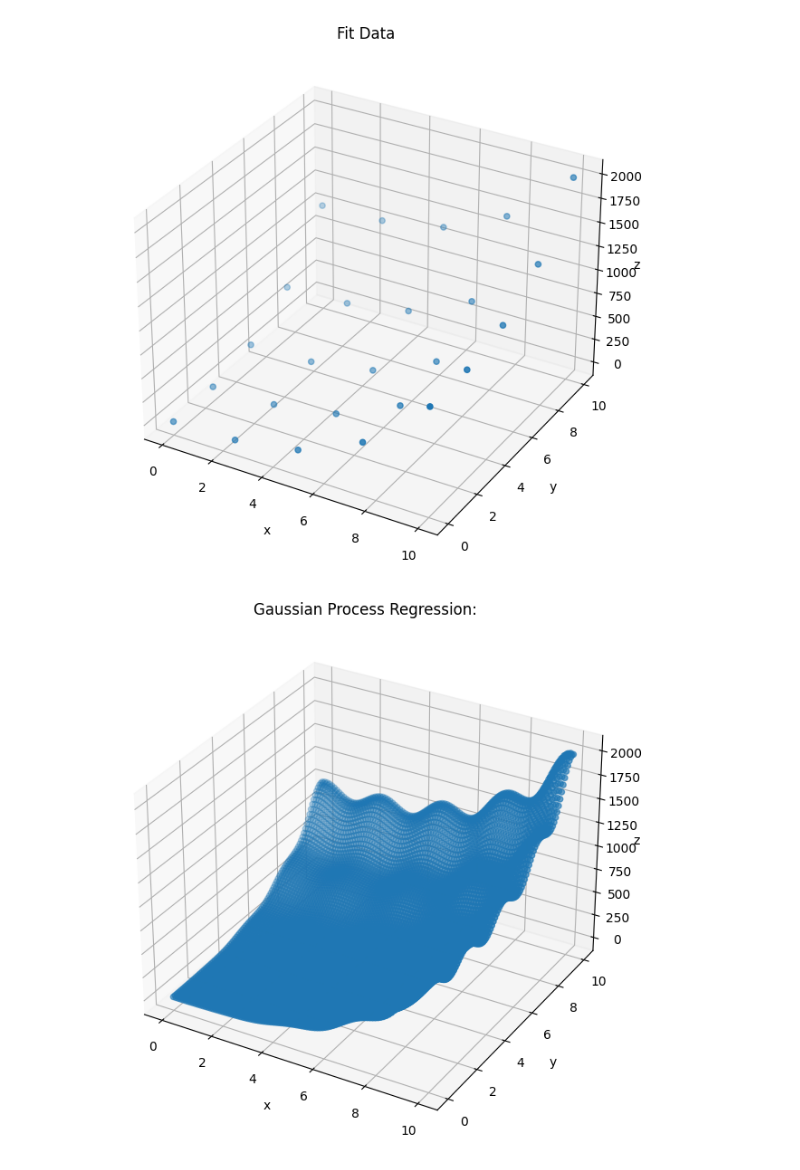
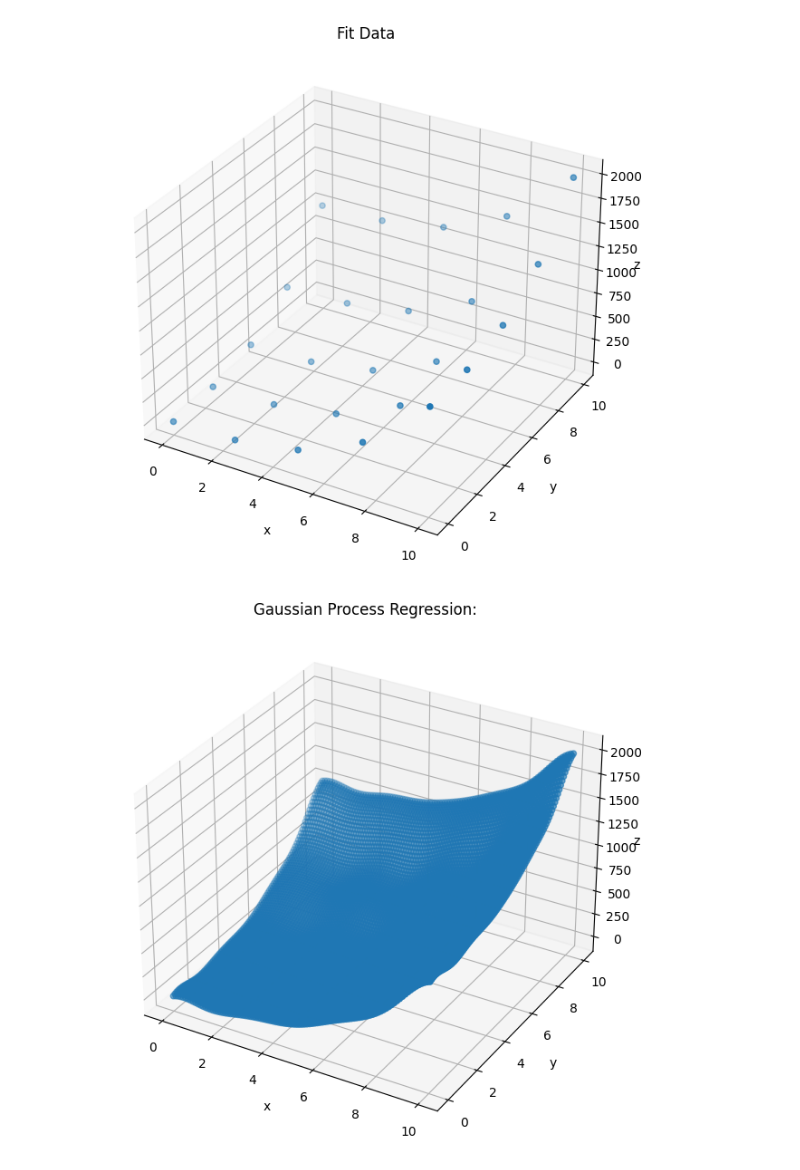
Before and after one commit to juliangrohmann/ansys-solver, a Jupyter notebook: jupyter/interpolation.ipynb, the cells around one changed output. Drawn from its saved outputs; the diff is of its cells as text; code cells hidden in the pictures.

```diff
--- a/jupyter/interpolation.ipynb
+++ b/jupyter/interpolation.ipynb
@@ -52,21 +53,21 @@ valid_grid['z'] = func(valid_grid['x'], valid_grid['y'])
 # %%
 x, y = source_grid.iloc[:, :2], source_grid.iloc[:, 2]
 
-gpr = GaussianProcessRegressor()
+gpr = GaussianProcessRegressor(kern.DotProduct() + kern.RBF())
 gpr.fit(x, y)
 gpr_grid['z'] = gpr.predict(gpr_grid.iloc[:, :2])
 
-lin_interp = LinearNDInterpolator(x, y)
-lin_grid['z'] = gpr.predict(lin_grid.iloc[:, :2])
-
-rbf_interp = RBFInterpolator(x, y)
-rbf_grid['z'] = gpr.predict(rbf_grid.iloc[:, :2])
+# lin_interp = LinearNDInterpolator(x, y)
+# lin_grid['z'] = gpr.predict(lin_grid.iloc[:, :2])
+#
+# rbf_interp = RBFInterpolator(x, y)
+# rbf_grid['z'] = gpr.predict(rbf_grid.iloc[:, :2])
 # %%
 plot_df(source_grid, title="Fit Data")
 plot_df(gpr_grid, title="Gaussian Process Regression:")
-plot_df(lin_grid, title="LinearND Interpolation:")
-plot_df(rbf_grid, title="Radial Basis Function:")
+# plot_df(lin_grid, title="LinearND Interpolation:")
+# plot_df(rbf_grid, title="Radial Basis Function:")
 plot_df(valid_grid, title="Validation Data:")
 # %% [output]
 [figure]
-[figure, old version]
+[figure, new version]
```
Also changed, not shown: parts of 3 cells of this notebook, 31 other files.
